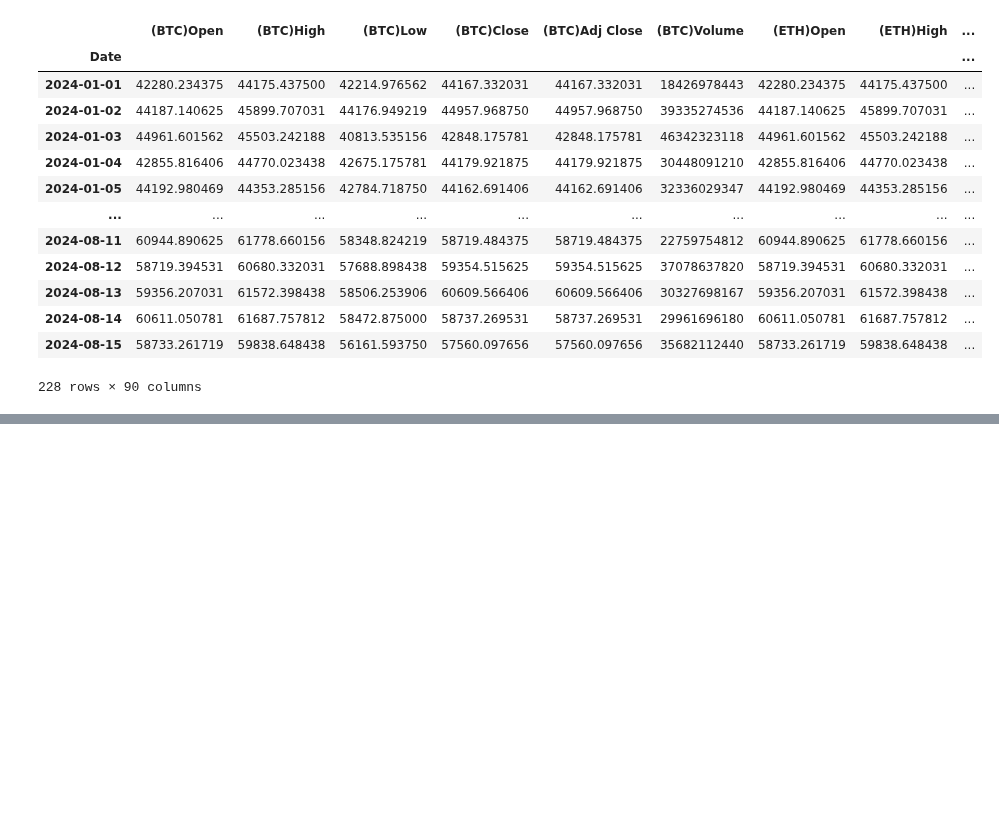
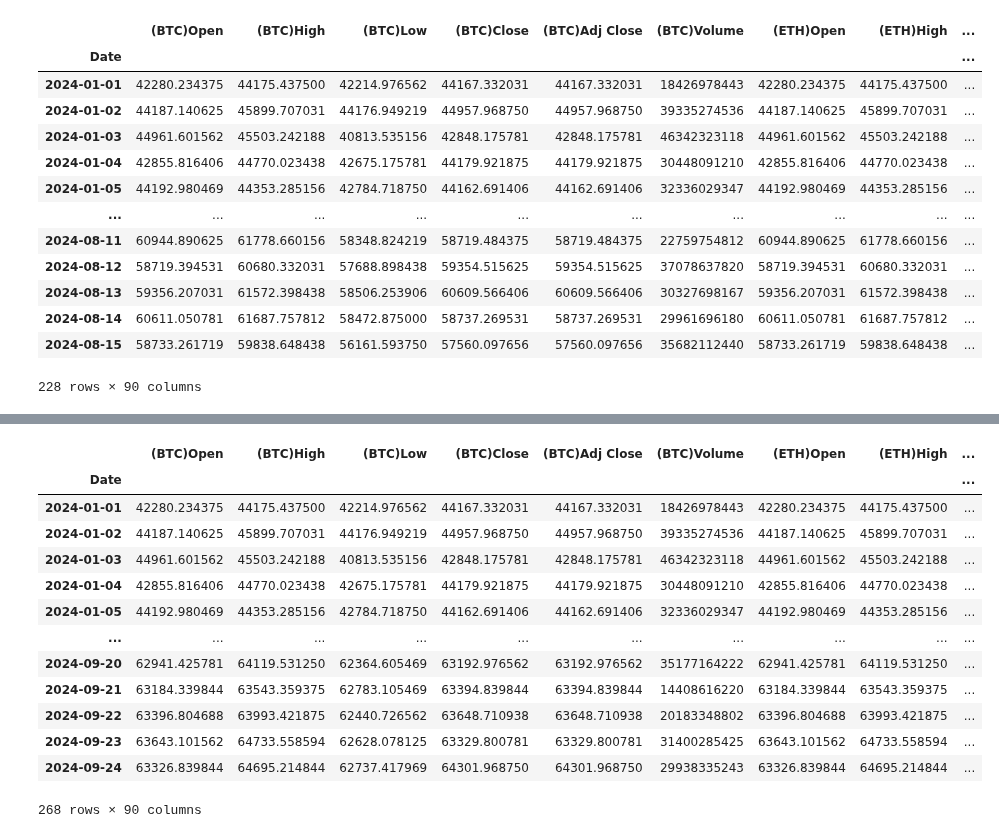
Before and after one commit to CODING-racer/criptobot, a Jupyter notebook: optimizado.ipynb, the cells around one changed output, grey strips where cells are left out. Cells and saved outputs as stored; diff of their text form; code cells hidden in the pictures; blank space fills up the shorter version.

```diff
--- a/optimizado.ipynb
+++ b/optimizado.ipynb
@@ -917,0 +1033,17 @@ BTC_R = BTC_3.rename(columns={'Open':'(BTC)Open','High':'(BTC)High','Low':'(BTC)
+# %%
+df
+# %% [output]
+|  | (BTC)Open | (BTC)High | (BTC)Low | (BTC)Close | (BTC)Adj Close | (BTC)Volume | (ETH)Open | (ETH)High | ... |
+| Date |  |  |  |  |  |  |  |  | ... |
+| 2024-01-01 | 42280.234375 | 44175.437500 | 42214.976562 | 44167.332031 | 44167.332031 | 18426978443 | 42280.234375 | 44175.437500 | ... |
+| 2024-01-02 | 44187.140625 | 45899.707031 | 44176.949219 | 44957.968750 | 44957.968750 | 39335274536 | 44187.140625 | 45899.707031 | ... |
+| 2024-01-03 | 44961.601562 | 45503.242188 | 40813.535156 | 42848.175781 | 42848.175781 | 46342323118 | 44961.601562 | 45503.242188 | ... |
+| 2024-01-04 | 42855.816406 | 44770.023438 | 42675.175781 | 44179.921875 | 44179.921875 | 30448091210 | 42855.816406 | 44770.023438 | ... |
+| 2024-01-05 | 44192.980469 | 44353.285156 | 42784.718750 | 44162.691406 | 44162.691406 | 32336029347 | 44192.980469 | 44353.285156 | ... |
+| ... | ... | ... | ... | ... | ... | ... | ... | ... | ... |
+| 2024-09-20 | 62941.425781 | 64119.531250 | 62364.605469 | 63192.976562 | 63192.976562 | 35177164222 | 62941.425781 | 64119.531250 | ... |
+| 2024-09-21 | 63184.339844 | 63543.359375 | 62783.105469 | 63394.839844 | 63394.839844 | 14408616220 | 63184.339844 | 63543.359375 | ... |
+| 2024-09-22 | 63396.804688 | 63993.421875 | 62440.726562 | 63648.710938 | 63648.710938 | 20183348802 | 63396.804688 | 63993.421875 | ... |
+| 2024-09-23 | 63643.101562 | 64733.558594 | 62628.078125 | 63329.800781 | 63329.800781 | 31400285425 | 63643.101562 | 64733.558594 | ... |
+| 2024-09-24 | 63326.839844 | 64695.214844 | 62737.417969 | 64301.968750 | 64301.968750 | 29938335243 | 63326.839844 | 64695.214844 | ... |
+268 rows × 90 columns
```
Also changed, not shown: parts of 48 cells of this notebook.
